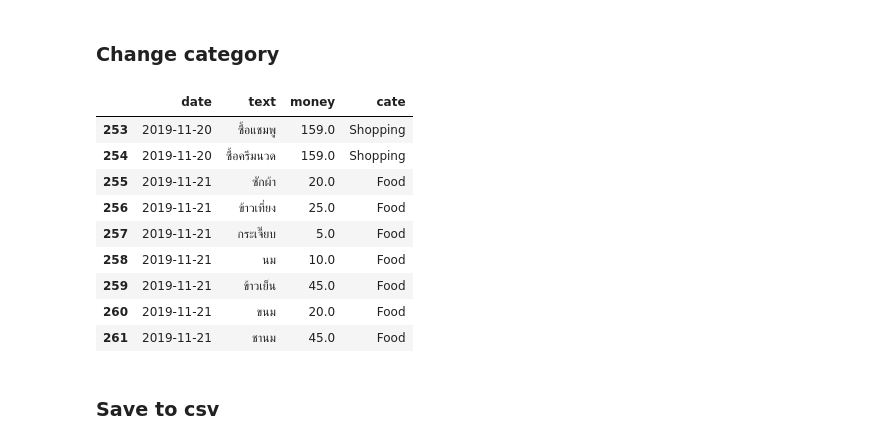
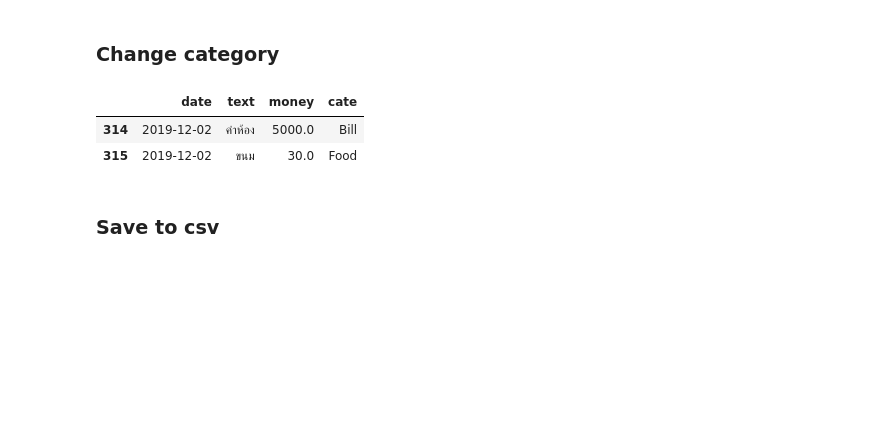
Before and after one commit to jakkritsonsanit/ChatBotExpenses, a Jupyter notebook: CollectData.ipynb, the cells around one changed output. Cells and saved outputs as stored; diff of their text form; code cells hidden in the pictures; blank space fills up the shorter version.

```diff
--- a/CollectData.ipynb
+++ b/CollectData.ipynb
@@ -104,20 +104,13 @@ dfe.tail(15)
 ### Change category
 # %%
 t = ['Entertainment', 'Transportation', 'Shopping', 'Food', 'Bill', 'Other']
-n = 253
-dfe.at[n, 'cate'] = t[-4]
+n = 314
+dfe.at[n, 'cate'] = t[-2]
 dfe.iloc[n:]
 # %% [output]
 |  | date | text | money | cate |
-| 253 | 2019-11-20 | ซื้อแชมพู | 159.0 | Shopping |
-| 254 | 2019-11-20 | ซื้อครีมนวด | 159.0 | Shopping |
-| 255 | 2019-11-21 | ซักผ้า | 20.0 | Food |
-| 256 | 2019-11-21 | ข้าวเที่ยง | 25.0 | Food |
-| 257 | 2019-11-21 | กระเจี๊ยบ | 5.0 | Food |
-| 258 | 2019-11-21 | นม | 10.0 | Food |
-| 259 | 2019-11-21 | ข้าวเย็น | 45.0 | Food |
-| 260 | 2019-11-21 | ขนม | 20.0 | Food |
-| 261 | 2019-11-21 | ชานม | 45.0 | Food |
+| 314 | 2019-12-02 | ค่าห้อง | 5000.0 | Bill |
+| 315 | 2019-12-02 | ขนม | 30.0 | Food |
 # %% [markdown]
 ### Save to csv
 # %%
```
Also changed, not shown: parts of 13 cells of this notebook, 3 other files.
